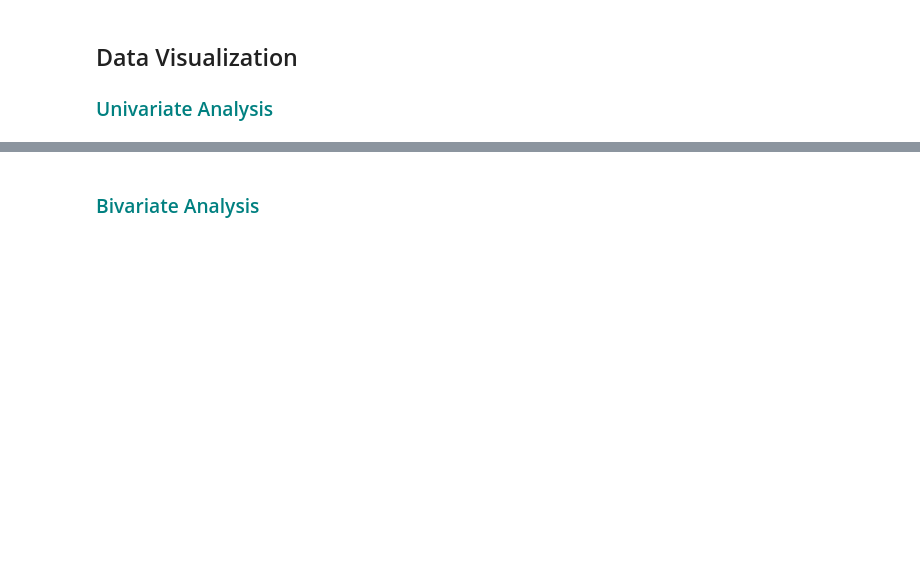
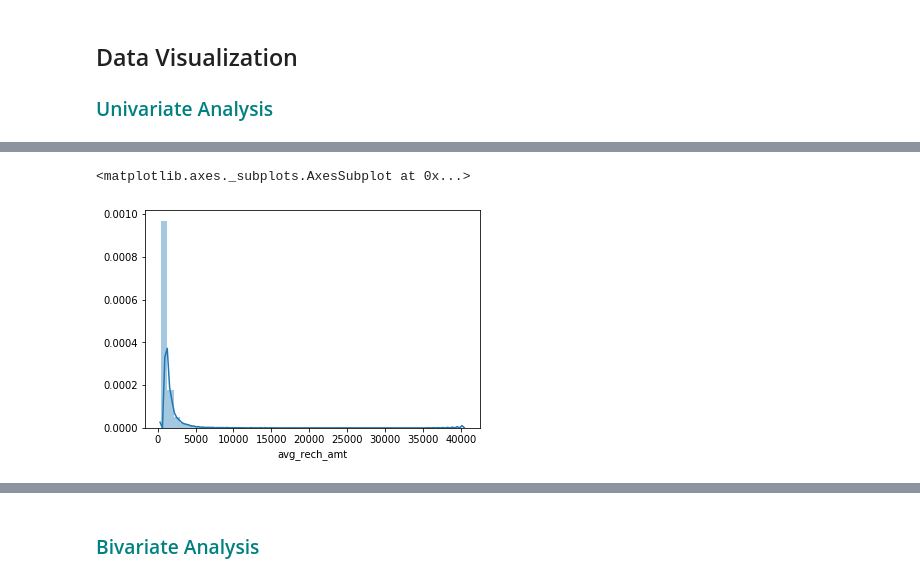
Before and after one commit to ved0507/telcom-churn-2021, a Jupyter notebook: Telcom_churn.ipynb, the cells around one changed output, grey strips where cells are left out. Saved outputs shown, nothing was run; the diff lists cells and outputs as text; code cells hidden in the pictures; blank space fills up the shorter version.

```diff
--- a/Telcom_churn.ipynb
+++ b/Telcom_churn.ipynb
@@ -508,3 +509,6 @@ sns.distplot(df.total_og_mou_6)
 # %%
-sns.distplot(df.avg_rech_amt)
+sns.distplot(df_churn.avg_rech_amt)
+# %% [output]
+<matplotlib.axes._subplots.AxesSubplot at 0x...>
+[figure, added]
 # %%
```
Also changed, not shown: parts of 44 cells of this notebook.
